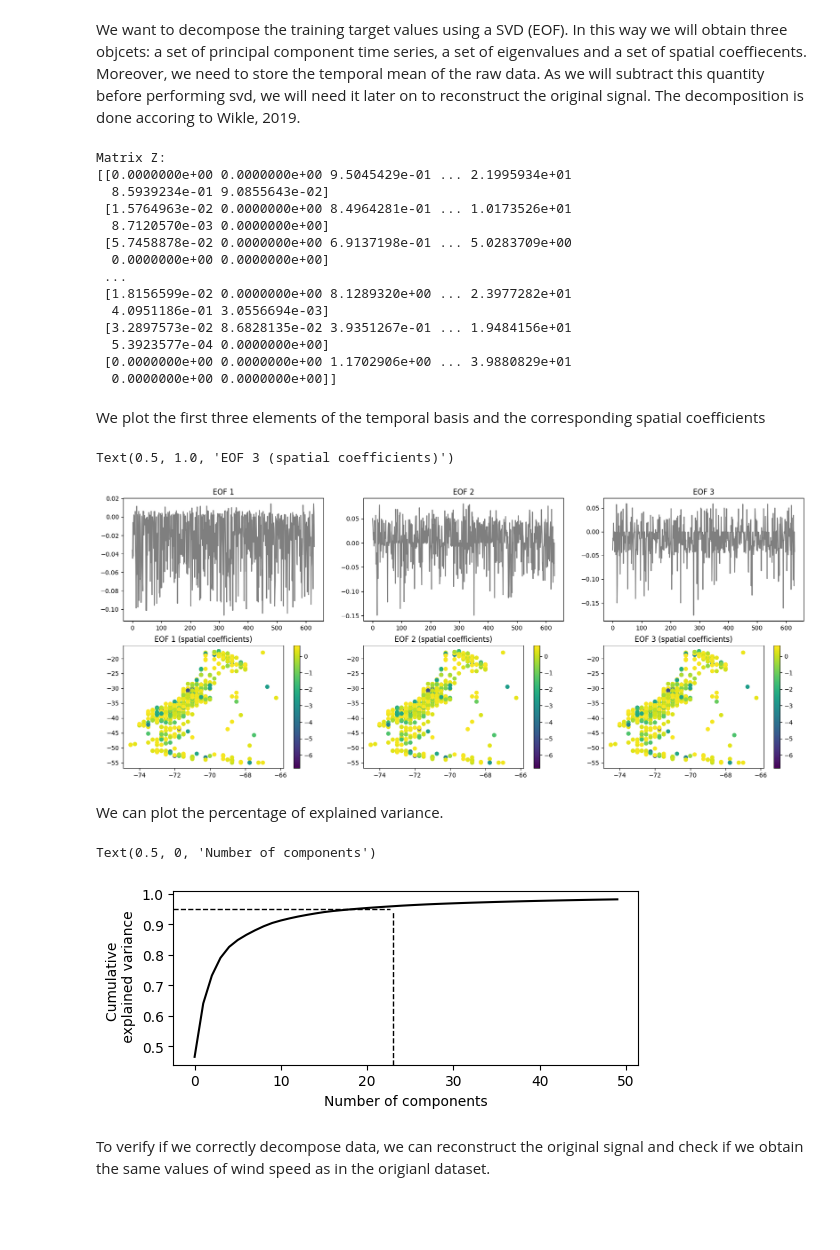
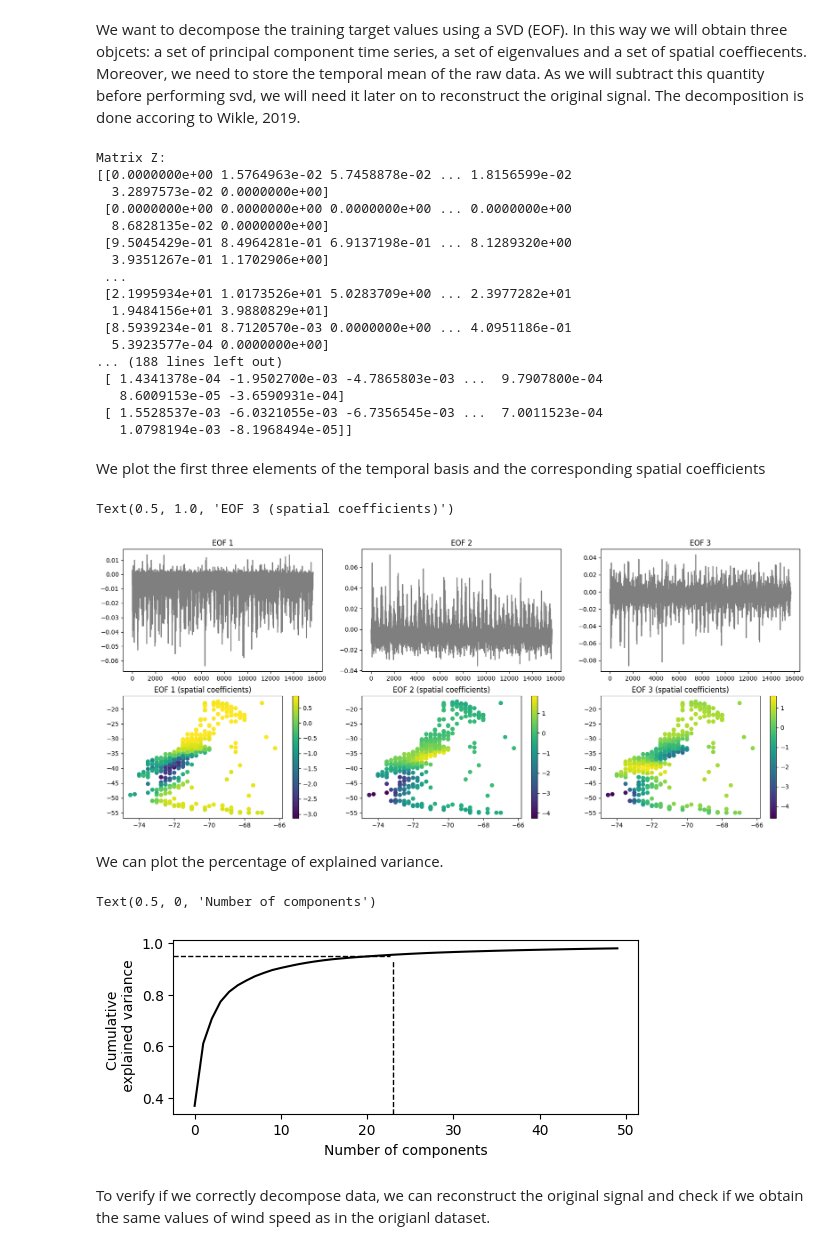
Before and after one commit to Panda0riginal/ST_DeepLearning, a Jupyter notebook: Code/Experiment_TemperatureData.ipynb, the cells around one changed output. Saved outputs shown, nothing was run; the diff lists cells and outputs as text; code cells hidden in the pictures; blank space fills up the shorter version.

```diff
--- a/Code/Experiment_TemperatureData.ipynb
+++ b/Code/Experiment_TemperatureData.ipynb
@@ -29,13 +29,9 @@ from tensorflow import keras
 We will use as case study hourly temperature measurements from 1st july 2016 00h00 to 30 june 2018 23h00 on 369 stations in Switzerland (and neighbouring countries). The dataset was randomly splitted into training and testing.
 # %%
 # Training/testing data
-y_train = (pd.read_csv('Y_train.txt', index_col=0)).T
-y_test = (pd.read_csv('Y_test.txt', index_col=0)).T
+y_train = (pd.read_csv('Y_train.txt'))
+y_test = (pd.read_csv('Y_test.txt'))
 # %%
-# Training/testing data
-y_train = (pd.read_csv('Y_train.txt', index_col=0)).T
-y_test = (pd.read_csv('Y_test.txt', index_col=0)).T
-
 #X_train = pd.read_csv('X_train.txt', index_col=0).iloc[:,1:4]
-X_train = pd.read_csv('X_train.txt', index_col=0)
-X_test = pd.read_csv('X_test.txt', index_col=0)
+X_train = pd.read_csv('X_train.txt')
+X_test = pd.read_csv('X_test.txt')
@@ -85,53 +94,57 @@ Ztilde = 1/tf.sqrt(nS-1)*Ztime_detrend
 
 # Using tf.linalg.svd to calculate the singular value decomposition
 s, u, v = tf.linalg.svd(Ztilde)
+
 u =  u * tf.sqrt(nS-1)
-#print('Diagonal S: \n{} \n\nMatrix U: \n{} \n\nMatrix V^T: \n{}'.format(s, u, v))
+print('Diagonal S: \n{} \n\nMatrix U: \n{} \n\nMatrix V^T: \n{}'.format(s, u, v))
 # %% [output]
 Matrix Z:
-[[0.0000000e+00 0.0000000e+00 9.5045429e-01 ... 2.1995934e+01
-  8.5939234e-01 9.0855643e-02]
- [1.5764963e-02 0.0000000e+00 8.4964281e-01 ... 1.0173526e+01
-  8.7120570e-03 0.0000000e+00]
- [5.7458878e-02 0.0000000e+00 6.9137198e-01 ... 5.0283709e+00
-  0.0000000e+00 0.0000000e+00]
+[[0.0000000e+00 1.5764963e-02 5.7458878e-02 ... 1.8156599e-02
+  3.2897573e-02 0.0000000e+00]
+ [0.0000000e+00 0.0000000e+00 0.0000000e+00 ... 0.0000000e+00
+  8.6828135e-02 0.0000000e+00]
+ [9.5045429e-01 8.4964281e-01 6.9137198e-01 ... 8.1289320e+00
+  3.9351267e-01 1.1702906e+00]
  ...
- [1.8156599e-02 0.0000000e+00 8.1289320e+00 ... 2.3977282e+01
-  4.0951186e-01 3.0556694e-03]
- [3.2897573e-02 8.6828135e-02 3.9351267e-01 ... 1.9484156e+01
+ [2.1995934e+01 1.0173526e+01 5.0283709e+00 ... 2.3977282e+01
+  1.9484156e+01 3.9880829e+01]
+ [8.5939234e-01 8.7120570e-03 0.0000000e+00 ... 4.0951186e-01
   5.3923577e-04 0.0000000e+00]
- [0.0000000e+00 0.0000000e+00 1.1702906e+00 ... 3.9880829e+01
-  0.0000000e+00 0.0000000e+00]]
+... (188 lines left out)
+ [ 1.4341378e-04 -1.9502700e-03 -4.7865803e-03 ...  9.7907800e-04
+   8.6009153e-05 -3.6590931e-04]
+ [ 1.5528537e-03 -6.0321055e-03 -6.7356545e-03 ...  7.0011523e-04
+   1.0798194e-03 -8.1968494e-05]]
 # %% [markdown]
 We plot the first three elements of the temporal basis and the corresponding spatial coefficients
 # %%
 plt.figure(figsize=(20,8))
 plt.subplot(2,3,1)
 plt.plot(np.arange(len(v[:,0])), v[:,0], color='black', alpha=0.5)
 plt.title('EOF 1')
 plt.subplot(2,3,2)
 plt.plot(np.arange(len(v[:,1])), v[:,1], color='black', alpha=0.5)
 plt.title('EOF 2')
 plt.subplot(2,3,3)
 plt.plot(np.arange(len(v[:,2])), v[:,2], color='black', alpha=0.5)
 plt.title('EOF 3')
 
 
 plt.subplot(2,3,4)
-plt.scatter(X_train['X'], X_train['Y'],c=u[:630,0])
+plt.scatter(X_train['X'], X_train['Y'],c=u[:,0])
 plt.colorbar()
 plt.title('EOF 1 (spatial coefficients)')
 plt.subplot(2,3,5)
-plt.scatter(X_train['X'], X_train['Y'],c=u[:630,0])
+plt.scatter(X_train['X'], X_train['Y'],c=u[:,1])
 plt.colorbar()
 plt.title('EOF 2 (spatial coefficients)')
 plt.subplot(2,3,6)
-plt.scatter(X_train['X'], X_train['Y'],c=u[:630,0])
+plt.scatter(X_train['X'], X_train['Y'],c=u[:,2])
 plt.colorbar()
 plt.title('EOF 3 (spatial coefficients)')
 # %% [output]
 Text(0.5, 1.0, 'EOF 3 (spatial coefficients)')
-[figure, old version]
+[figure, new version]
 # %% [markdown]
 We can  plot the percentage of explained variance.
 # %%
@@ -144,7 +157,7 @@ plt.xlabel('Number of components')
 #plt.savefig('Temperature_screeplot.pdf', dpi=300)
 # %% [output]
 Text(0.5, 0, 'Number of components')
-[figure, old version]
+[figure, new version]
 # %% [markdown]
 To verify if we correctly decompose data, we can reconstruct the original signal and check if we obtain the same values of wind speed as in the origianl dataset.
 # %%
```
Also changed, not shown: parts of 14 cells of this notebook.
